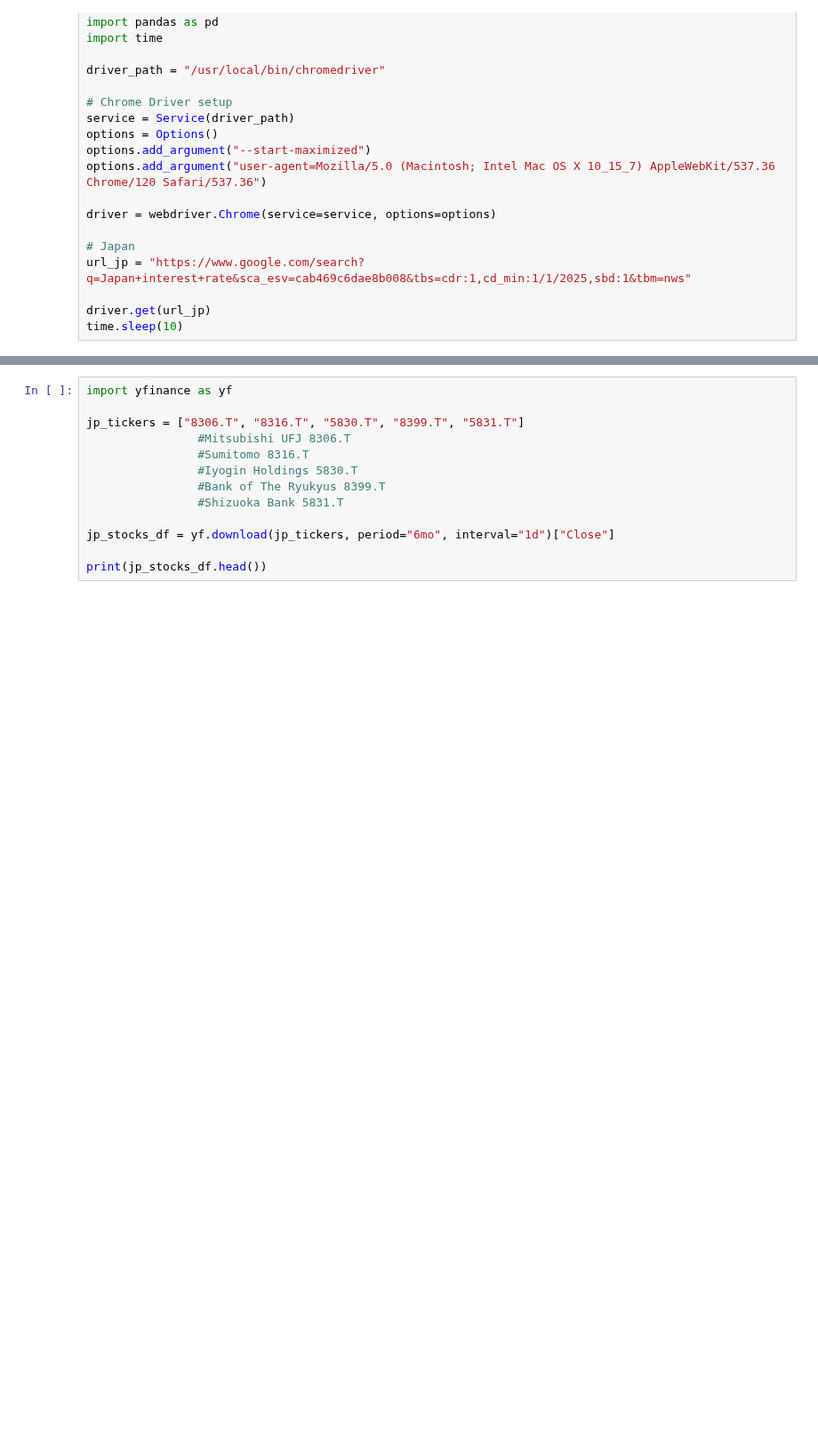
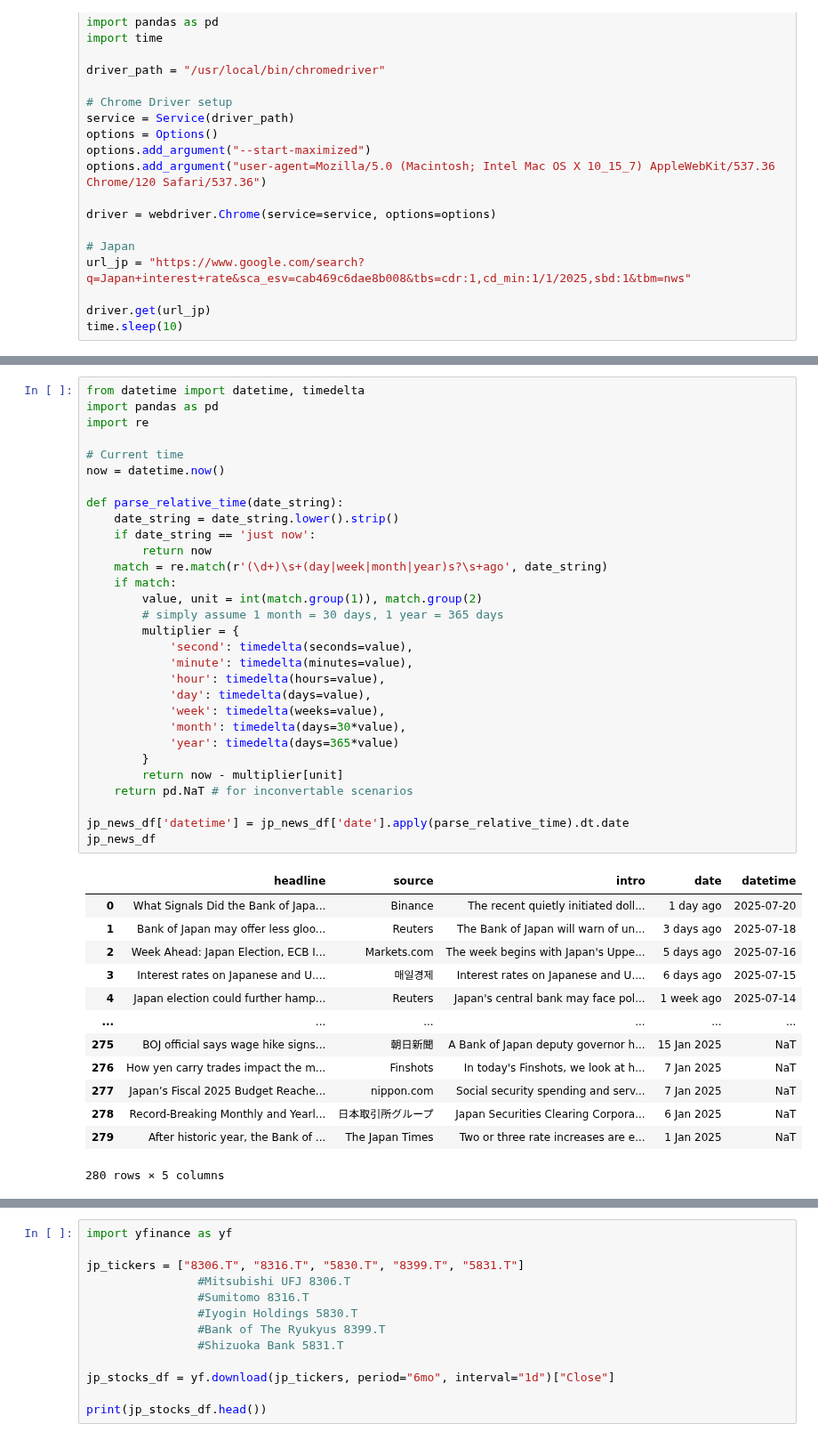
Before and after one commit to ejung2017/PythonProject, a Jupyter notebook: stock_analysis/bank_stock_analysis.ipynb, the cells around one changed output, grey strips where cells are left out. Shown at 89% size. Drawn from its saved outputs; the diff is of its cells as text; blank space fills up the shorter version.

Commit message:
eda part 1 - datetime

```diff
--- a/stock_analysis/bank_stock_analysis.ipynb
+++ b/stock_analysis/bank_stock_analysis.ipynb
@@ -122,0 +145,44 @@ jp_news_df.head()
+# %%
+from datetime import datetime, timedelta
+import pandas as pd
+import re
+
+# Current time
+now = datetime.now()
+
+def parse_relative_time(date_string):
+    date_string = date_string.lower().strip()
+    if date_string == 'just now':
+        return now
+    match = re.match(r'(\d+)\s+(day|week|month|year)s?\s+ago', date_string)
+    if match:
+        value, unit = int(match.group(1)), match.group(2)
+        # simply assume 1 month = 30 days, 1 year = 365 days
+        multiplier = {
+            'second': timedelta(seconds=value),
+            'minute': timedelta(minutes=value),
+            'hour': timedelta(hours=value),
+            'day': timedelta(days=value),
+            'week': timedelta(weeks=value),
+            'month': timedelta(days=30*value),
+            'year': timedelta(days=365*value)
+        }
+        return now - multiplier[unit]
+    return pd.NaT # for inconvertable scenarios
+
+jp_news_df['datetime'] = jp_news_df['date'].apply(parse_relative_time).dt.date
+jp_news_df
+# %% [output]
+|  | headline | source | intro | date | datetime |
+| 0 | What Signals Did the Bank of Japa... | Binance | The recent quietly initiated doll... | 1 day ago | 2025-07-20 |
+| 1 | Bank of Japan may offer less gloo... | Reuters | The Bank of Japan will warn of un... | 3 days ago | 2025-07-18 |
+| 2 | Week Ahead: Japan Election, ECB I... | Markets.com | The week begins with Japan's Uppe... | 5 days ago | 2025-07-16 |
+| 3 | Interest rates on Japanese and U.... | 매일경제 | Interest rates on Japanese and U.... | 6 days ago | 2025-07-15 |
+| 4 | Japan election could further hamp... | Reuters | Japan's central bank may face pol... | 1 week ago | 2025-07-14 |
+| ... | ... | ... | ... | ... | ... |
+| 275 | BOJ official says wage hike signs... | 朝日新聞 | A Bank of Japan deputy governor h... | 15 Jan 2025 | NaT |
+| 276 | How yen carry trades impact the m... | Finshots | In today's Finshots, we look at h... | 7 Jan 2025 | NaT |
+| 277 | Japan’s Fiscal 2025 Budget Reache... | nippon.com | Social security spending and serv... | 7 Jan 2025 | NaT |
+| 278 | Record-Breaking Monthly and Yearl... | 日本取引所グループ | Japan Securities Clearing Corpora... | 6 Jan 2025 | NaT |
+| 279 | After historic year, the Bank of ... | The Japan Times | Two or three rate increases are e... | 1 Jan 2025 | NaT |
+280 rows × 5 columns
```
Also changed, not shown: parts of 18 cells of this notebook, 1 other file.
